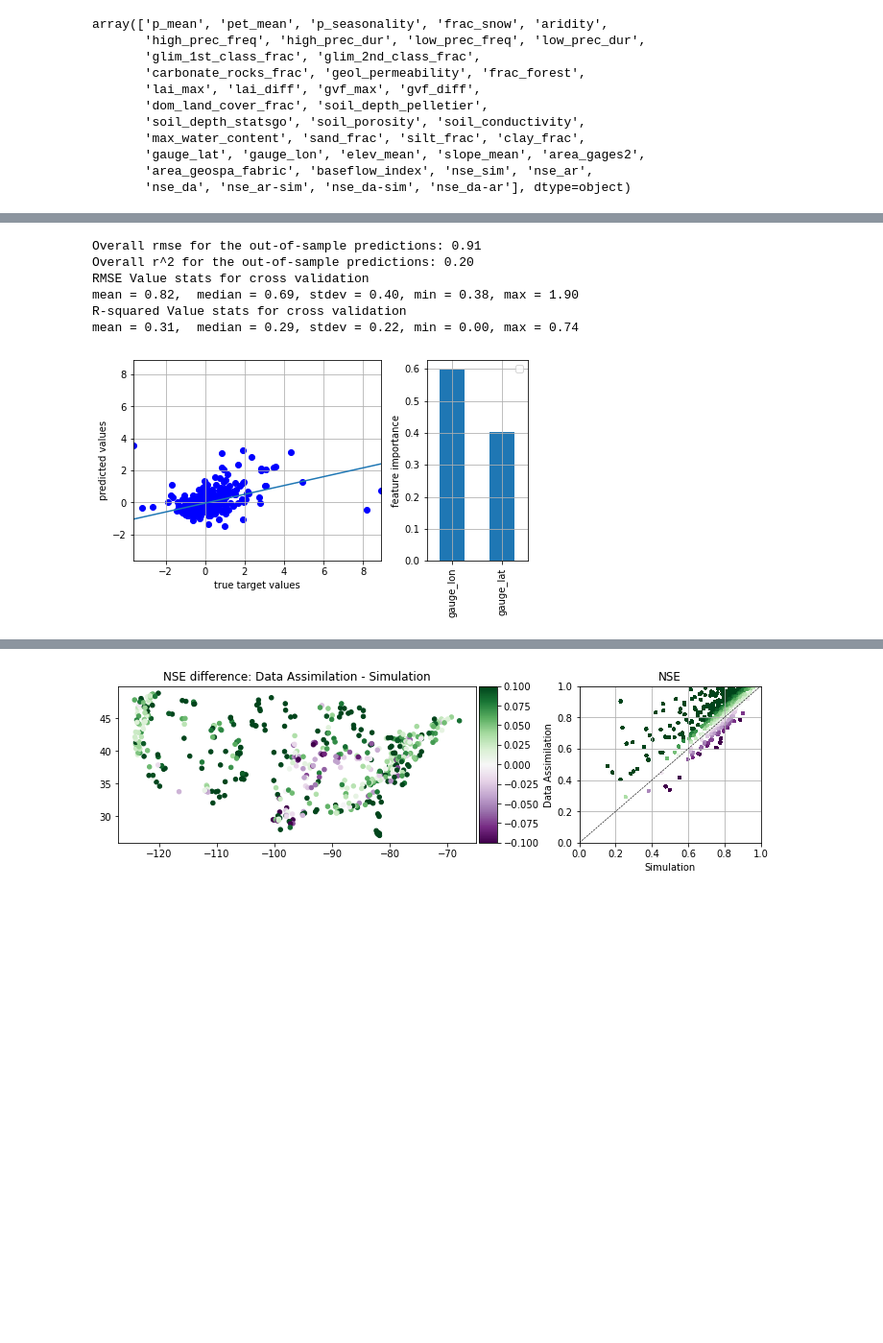
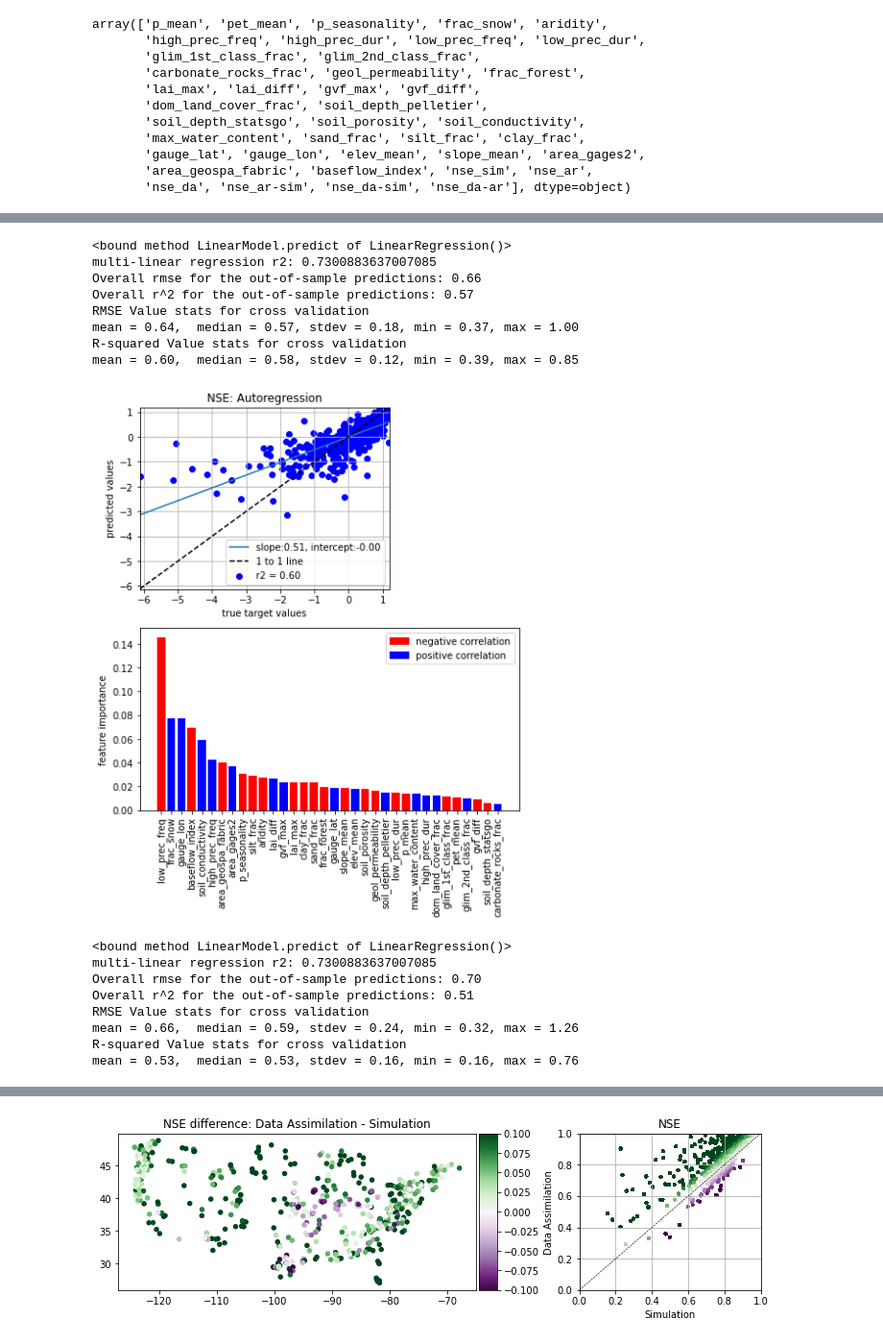
Before and after one commit to jmframe/lstm-da-analysis, a Jupyter notebook: assimilation_analysis_jmframe.ipynb, the cells around one changed output, grey strips where cells are left out. Shown at 96% size. Cells and saved outputs as stored; diff of their text form; code cells hidden in the pictures; blank space fills up the shorter version.

Commit message:
adding multi-linear regression

```diff
--- a/assimilation_analysis_jmframe.ipynb
+++ b/assimilation_analysis_jmframe.ipynb
@@ -222,6 +337,9 @@ def cross_val_rf(X,y,feature_list,kf,ynormal=False,
     lr = LinearRegression()
     lr.fit(X, y)
     linear_coefficients = lr.coef_
+    print(lr.predict)
+    slope, intercept, overall_r_value, _, _ = scipy.stats.linregress(y, lr.predict())
+    print('multi-linear regression r2:', overall_r_value)
     bar_colorz=list(np.where(lr.coef_>0, 'b', 'r'))
     bar_labelz=list(np.where(lr.coef_>0, 'positive', 'negative'))
     feature_importances.loc[:, 'bar_colorz'] = bar_colorz
@@ -393,21 +618,34 @@ mean = 0.39,  median = 0.39, stdev = 0.23, min = 0.00, max = 0.78
 # %%
 # Make a dictionary for all the X, y values
-regressor_attributes = ['gauge_lat', 'gauge_lon']
+regressor_attributes = df.columns.values[:-6]
 feature_list_short = []
-target='nse_ar-sim'
+target='nse_ar'
 ynormal = True
 X, y = set_X_y(df, regressor_attributes, target, xnormal=True, ynormal=ynormal)
 
 kf = KFold(n_splits=20, shuffle=True)
 y_hat, rmse, r2, feature_importance = cross_val_rf(X,y,regressor_attributes,kf,
                 ynormal=ynormal, n_estimators=1000,random_state=100,
                 criterion='mse', min_samples_leaf=1, min_samples_split=2, max_depth=None,
-                min_weight_fraction_leaf=0)
+                min_weight_fraction_leaf=0, title='NSE: Autoregression',
+                filename='corr_autoregression')
+y_hat, rmse, r2, feature_importance = cross_val_rf(X,y,regressor_attributes,kf,ynormal=ynormal,
+                                                   title='Linear regression, Autoregression')
 # %% [output]
-Overall rmse for the out-of-sample predictions: 0.91
-Overall r^2 for the out-of-sample predictions: 0.20
+<bound method LinearModel.predict of LinearRegression()>
+multi-linear regression r2: 0.7300883637007085
+Overall rmse for the out-of-sample predictions: 0.66
+Overall r^2 for the out-of-sample predictions: 0.57
 RMSE Value stats for cross validation
-mean = 0.82,  median = 0.69, stdev = 0.40, min = 0.38, max = 1.90
+mean = 0.64,  median = 0.57, stdev = 0.18, min = 0.37, max = 1.00
 R-squared Value stats for cross validation
-mean = 0.31,  median = 0.29, stdev = 0.22, min = 0.00, max = 0.74
+mean = 0.60,  median = 0.58, stdev = 0.12, min = 0.39, max = 0.85
-[figure, old version]
+[figure, new version]
+<bound method LinearModel.predict of LinearRegression()>
+multi-linear regression r2: 0.7300883637007085
+Overall rmse for the out-of-sample predictions: 0.70
+Overall r^2 for the out-of-sample predictions: 0.51
+RMSE Value stats for cross validation
+mean = 0.66,  median = 0.59, stdev = 0.24, min = 0.32, max = 1.26
+R-squared Value stats for cross validation
+mean = 0.53,  median = 0.53, stdev = 0.16, min = 0.16, max = 0.76
```
Also changed, not shown: parts of 15 cells of this notebook.
